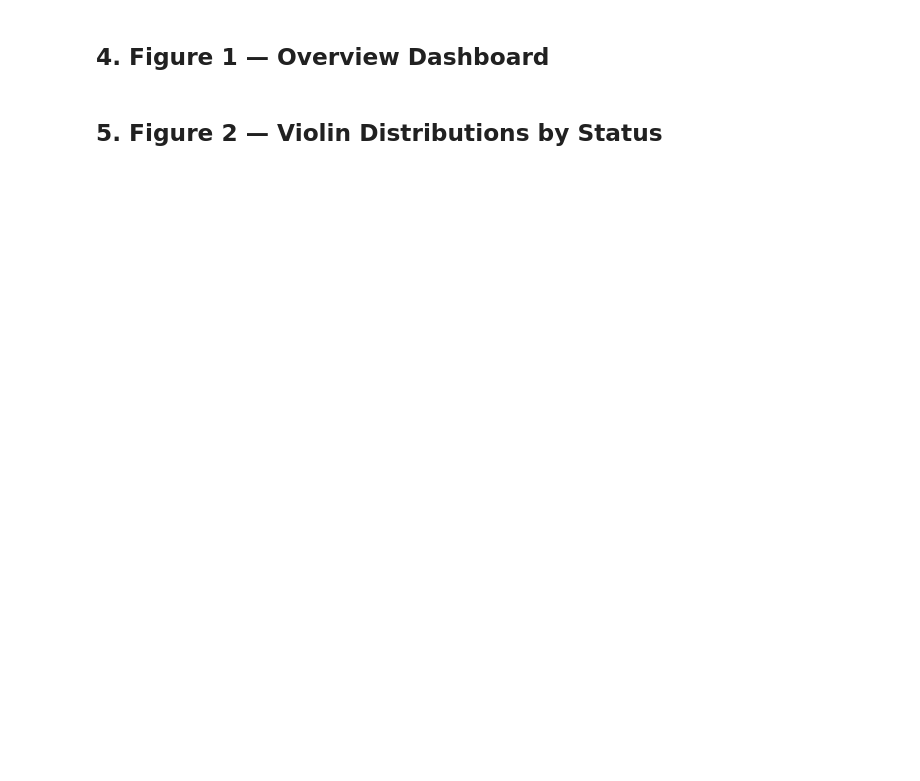
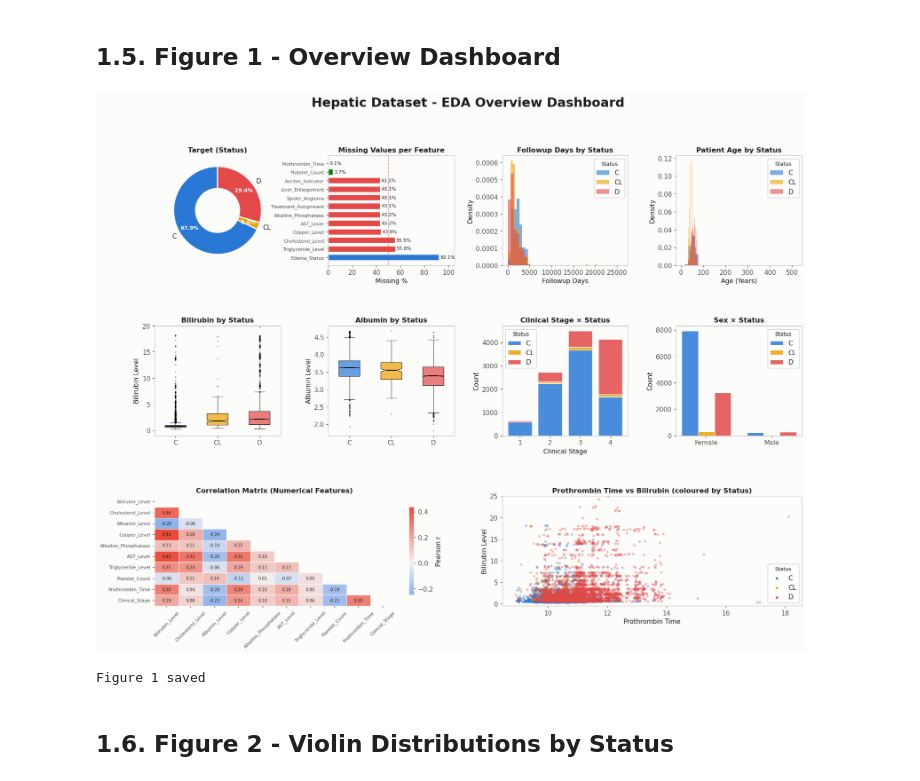
Before and after one commit to AIVIETNAM-AIO-DoHongNhat/Hepatic-Model-Comparison, a Jupyter notebook: notebooks/01_eda.ipynb, the cells around one changed output. Drawn from its saved outputs; the diff is of its cells as text; code cells hidden in the pictures; blank space fills up the shorter version.

Commit message:
refactor(eda): re-run notebooks and restyle figures with light theme

```diff
--- a/notebooks/01_eda.ipynb
+++ b/notebooks/01_eda.ipynb
@@ -19,18 +19,22 @@ from scipy import stats
 import warnings, os
 warnings.filterwarnings('ignore')
 
-# ── Aesthetic config ──────────────────────────────────────────────────────────
-BG, FG, GRID = '#0F1117', '#E0E0E0', '#2A2D3E'
-ACCENT1, ACCENT2, ACCENT3 = '#A78BFA', '#34D399', '#F87171'
-PALETTE_STATUS = {'C': '#4ECDC4', 'D': '#FF6B6B', 'CL': '#FFE66D'}
+# ── Aesthetic config - light research theme ──────────────────────────────────
+# Surface / ink / grid from a validated light palette
+BG, FG, GRID = '#fcfcfb', '#1a1a1a', '#d9d8d1'
+MUTED, MEDIAN, EDGE = '#52514e', '#0b0b0b', '#c3c2b7'
+# Categorical accents: blue / green / red (CVD-safe)
+ACCENT1, ACCENT2, ACCENT3 = '#2a78d6', '#008300', '#e34948'
+# Survival status → semantic + CVD-safe: alive=blue, transplant=amber, death=red
+PALETTE_STATUS = {'C': '#2a78d6', 'CL': '#eda100', 'D': '#e34948'}
 STATUS_ORDER   = ['C', 'CL', 'D']
 
 plt.rcParams.update({
     'figure.facecolor': BG, 'axes.facecolor': BG,
-    'axes.edgecolor': GRID, 'axes.labelcolor': FG,
-    'xtick.color': FG, 'ytick.color': FG,
+    'axes.edgecolor': EDGE, 'axes.labelcolor': FG,
+    'xtick.color': MUTED, 'ytick.color': MUTED,
     'text.color': FG, 'grid.color': GRID,
-    'grid.linestyle': '--', 'grid.alpha': 0.5,
+    'grid.linestyle': '--', 'grid.alpha': 0.7,
     'font.family': 'DejaVu Sans', 'font.size': 11
 })
 
@@ -77,8 +143,8 @@ display(miss_df.style.background_gradient(cmap='Reds', axis=None))
 # %% [markdown]
-## 4. Figure 1 — Overview Dashboard
+## 1.5. Figure 1 - Overview Dashboard
 # %%
 fig = plt.figure(figsize=(20, 14), facecolor=BG)
-fig.suptitle('Hepatic Dataset — EDA Overview Dashboard', fontsize=22,
+fig.suptitle('Hepatic Dataset - EDA Overview Dashboard', fontsize=22,
              fontweight='bold', color=FG, y=0.98)
 gs = GridSpec(3, 4, figure=fig, hspace=0.55, wspace=0.38)
 
@@ -90,7 +156,7 @@ wedges, texts, autotexts = ax0.pie(
     counts_plot, labels=STATUS_ORDER, autopct='%1.1f%%',
     colors=colors, startangle=90, pctdistance=0.75,
     wedgeprops=dict(width=0.5, edgecolor=BG, linewidth=2))
-for at in autotexts: at.set_fontsize(9); at.set_color(BG)
+for at in autotexts: at.set_fontsize(9); at.set_color('white'); at.set_fontweight('bold')
 for t  in texts:     t.set_color(FG)
 ax0.add_artist(plt.Circle((0, 0), 0.5, fc=BG))
 ax0.set_title('Target (Status)', color=FG, fontsize=12, fontweight='bold')
@@ -115,7 +181,7 @@ for status, color in PALETTE_STATUS.items():
              bins=40, alpha=0.6, color=color, label=status, density=True)
 ax2.set_xlabel('Followup Days'); ax2.set_ylabel('Density')
 ax2.set_title('Followup Days by Status', color=FG, fontsize=12, fontweight='bold')
-ax2.legend(title='Status', facecolor=GRID, edgecolor=FG, labelcolor=FG, title_fontsize=9)
+ax2.legend(title='Status', facecolor='#ffffff', edgecolor=EDGE, labelcolor=FG, title_fontsize=9)
 
 # ── 4. Patient Age by Status ──────────────────────────────────────────────────
 ax3 = fig.add_subplot(gs[0, 3])
@@ -124,7 +190,7 @@ for status, color in PALETTE_STATUS.items():
              bins=35, alpha=0.6, color=color, label=status, density=True)
 ax3.set_xlabel('Age (Years)'); ax3.set_ylabel('Density')
 ax3.set_title('Patient Age by Status', color=FG, fontsize=12, fontweight='bold')
-ax3.legend(title='Status', facecolor=GRID, edgecolor=FG, labelcolor=FG, title_fontsize=9)
+ax3.legend(title='Status', facecolor='#ffffff', edgecolor=EDGE, labelcolor=FG, title_fontsize=9)
 
 # ── 5. Bilirubin boxplot ──────────────────────────────────────────────────────
 ax4 = fig.add_subplot(gs[1, 0])
@@ -132,8 +198,8 @@ for i, (status, color) in enumerate(PALETTE_STATUS.items()):
     data = train[train['Status'] == status]['Bilirubin_Level'].dropna()
     ax4.boxplot(data, positions=[i], widths=0.5, patch_artist=True, notch=True,
                 boxprops=dict(facecolor=color, alpha=0.7),
-                medianprops=dict(color='white', lw=2),
-                whiskerprops=dict(color=FG), capprops=dict(color=FG),
+                medianprops=dict(color=MEDIAN, lw=1.6),
+                whiskerprops=dict(color=MUTED), capprops=dict(color=MUTED),
                 flierprops=dict(marker='.', color=color, alpha=0.3, markersize=3))
 ax4.set_xticks([0, 1, 2]); ax4.set_xticklabels(list(PALETTE_STATUS.keys()))
 ax4.set_ylabel('Bilirubin Level'); ax4.set_ylim(-1, 20)
@@ -145,8 +211,8 @@ for i, (status, color) in enumerate(PALETTE_STATUS.items()):
     data = train[train['Status'] == status]['Albumin_Level'].dropna()
     ax5.boxplot(data, positions=[i], widths=0.5, patch_artist=True, notch=True,
                 boxprops=dict(facecolor=color, alpha=0.7),
-                medianprops=dict(color='white', lw=2),
-                whiskerprops=dict(color=FG), capprops=dict(color=FG),
+                medianprops=dict(color=MEDIAN, lw=1.6),
+                whiskerprops=dict(color=MUTED), capprops=dict(color=MUTED),
                 flierprops=dict(marker='.', color=color, alpha=0.3, markersize=3))
 ax5.set_xticks([0, 1, 2]); ax5.set_xticklabels(list(PALETTE_STATUS.keys()))
 ax5.set_ylabel('Albumin Level')
@@ -165,7 +231,7 @@ for status in STATUS_ORDER:
         bottom += vals
 ax6.set_xlabel('Clinical Stage'); ax6.set_ylabel('Count')
 ax6.set_title('Clinical Stage × Status', color=FG, fontsize=12, fontweight='bold')
-ax6.legend(title='Status', facecolor=GRID, edgecolor=FG, labelcolor=FG, title_fontsize=9)
+ax6.legend(title='Status', facecolor='#ffffff', edgecolor=EDGE, labelcolor=FG, title_fontsize=9)
 
 # ── 8. Sex × Status grouped bar ──────────────────────────────────────────────
 ax7 = fig.add_subplot(gs[1, 3])
@@ -175,41 +241,45 @@ x = np.arange(len(sex_status)); width = 0.25
 for j, status in enumerate(STATUS_ORDER):
     if status in sex_status.columns:
         ax7.bar(x + j*width, sex_status[status], width=width,
                 color=PALETTE_STATUS[status], label=status, alpha=0.85, edgecolor=BG)
 ax7.set_xticks(x + width); ax7.set_xticklabels(sex_status.index)
 ax7.set_ylabel('Count')
 ax7.set_title('Sex × Status', color=FG, fontsize=12, fontweight='bold')
-ax7.legend(title='Status', facecolor=GRID, edgecolor=FG, labelcolor=FG, title_fontsize=9)
+ax7.legend(title='Status', facecolor='#ffffff', edgecolor=EDGE, labelcolor=FG, title_fontsize=9)
 
 # ── 9. Correlation heatmap ────────────────────────────────────────────────────
 ax8 = fig.add_subplot(gs[2, :2])
 num_cols = ['Bilirubin_Level','Cholesterol_Level','Albumin_Level','Copper_Level',
             'Alkaline_Phosphatase','AST_Level','Triglyceride_Level',
             'Platelet_Count','Prothrombin_Time','Clinical_Stage']
 corr = train[num_cols].corr()
 mask = np.triu(np.ones_like(corr, dtype=bool))
-sns.heatmap(corr, mask=mask, ax=ax8, cmap=sns.diverging_palette(230, 20, as_cmap=True),
-            center=0, annot=True, fmt='.2f', annot_kws={'size': 7},
+sns.heatmap(corr, mask=mask, ax=ax8, cmap=sns.diverging_palette(255, 15, s=80, l=55, as_cmap=True),
+            center=0, annot=True, fmt='.2f', annot_kws={'size': 7, 'color': FG},
             linewidths=0.5, linecolor=BG, cbar_kws={'shrink': 0.8, 'label': 'Pearson r'})
 ax8.set_title('Correlation Matrix (Numerical Features)', color=FG, fontsize=12, fontweight='bold')
 ax8.tick_params(axis='x', rotation=45, labelsize=8)
 ax8.tick_params(axis='y', rotation=0, labelsize=8)
 
 # ── 10. Prothrombin vs Bilirubin scatter ──────────────────────────────────────
 ax9 = fig.add_subplot(gs[2, 2:])
 for status, color in PALETTE_STATUS.items():
     subset = train[train['Status'] == status]
     ax9.scatter(subset['Prothrombin_Time'], subset['Bilirubin_Level'],
-                c=color, alpha=0.25, s=10, label=status)
+                c=color, alpha=0.3, s=10, label=status)
 ax9.set_xlabel('Prothrombin Time'); ax9.set_ylabel('Bilirubin Level'); ax9.set_ylim(-0.5, 25)
 ax9.set_title('Prothrombin Time vs Bilirubin (coloured by Status)', color=FG, fontsize=12, fontweight='bold')
-ax9.legend(title='Status', facecolor=GRID, edgecolor=FG, labelcolor=FG, title_fontsize=9)
+leg = ax9.legend(title='Status', facecolor='#ffffff', edgecolor=EDGE, labelcolor=FG, title_fontsize=9)
+for lh in leg.legend_handles: lh.set_alpha(1)
 
 plt.savefig('../eda_figures/fig1_overview_dashboard.png', dpi=150, bbox_inches='tight', facecolor=BG)
 plt.show()
-print('Figure 1 saved ✅')
+print('Figure 1 saved')
+# %% [output]
+[figure, added]
+Figure 1 saved
 # %% [markdown]
-## 5. Figure 2 — Violin Distributions by Status
+## 1.6. Figure 2 - Violin Distributions by Status
 # %%
 num_feats = ['Bilirubin_Level','Cholesterol_Level','Albumin_Level','Copper_Level',
              'Alkaline_Phosphatase','AST_Level','Triglyceride_Level',
```
Also changed, not shown: parts of 22 cells of this notebook, 9 other files.
